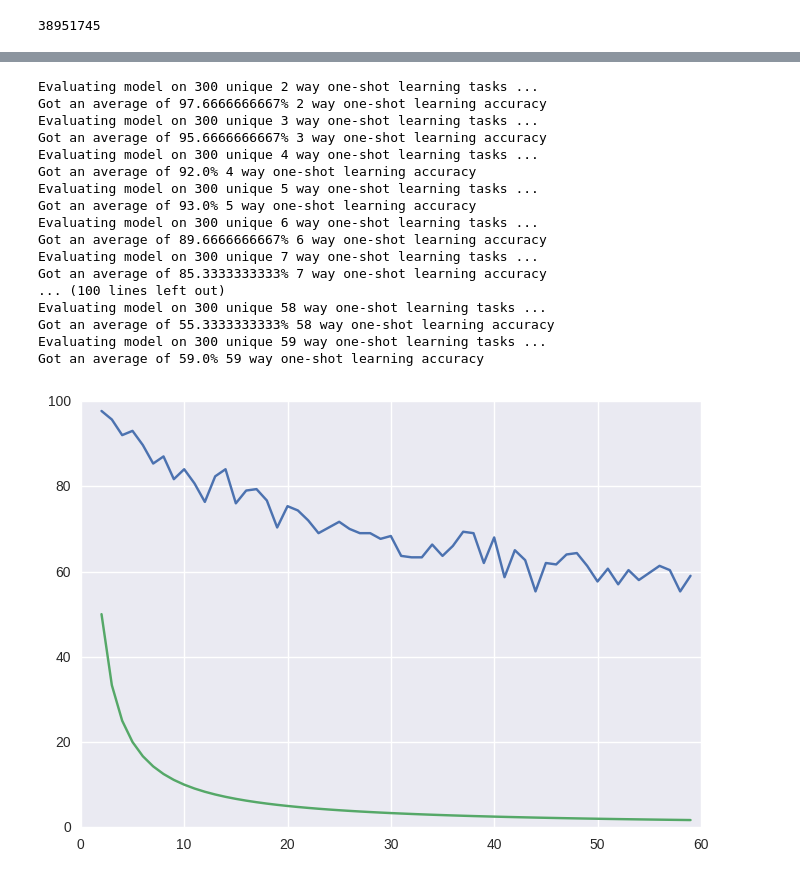
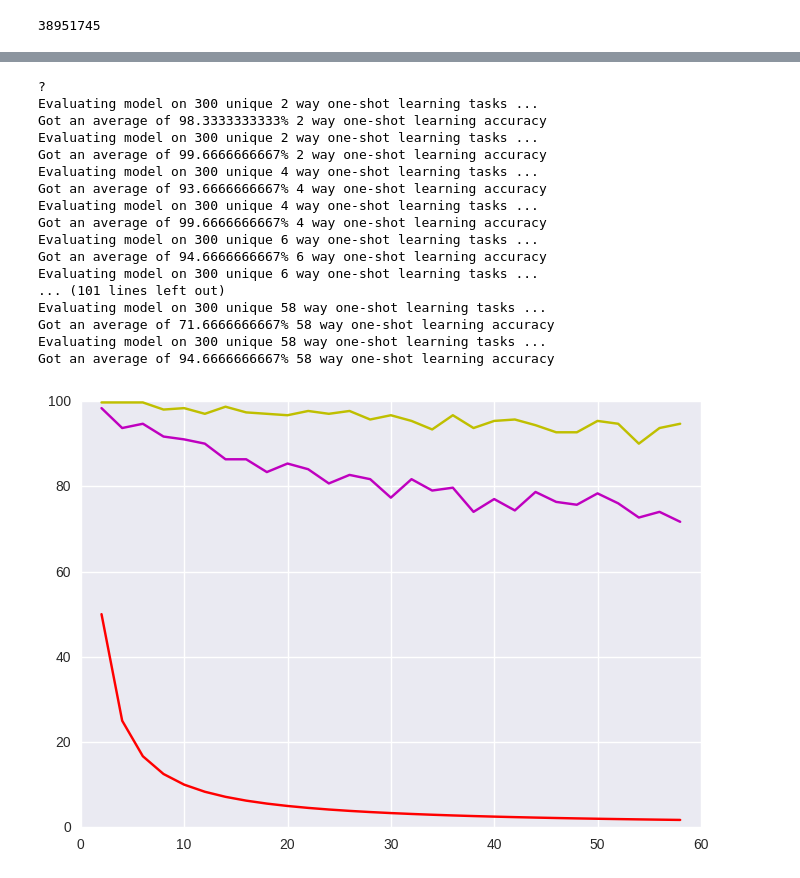
Before and after one commit to sorenbouma/keras-oneshot, a Jupyter notebook: SiameseNet.ipynb, the cells around one changed output, grey strips where cells are left out. Cells and saved outputs as stored; diff of their text form; code cells hidden in the pictures.

```diff
--- a/SiameseNet.ipynb
+++ b/SiameseNet.ipynb
@@ -7,8 +7,10 @@ from keras.optimizers import SGD,Adam
 from keras.losses import binary_crossentropy
 import numpy.random as rng
 import numpy as np
+import os
 import dill as pickle
 import matplotlib.pyplot as plt
+from sklearn.utils import shuffle
 
 def W_init(shape,name=None):
     """Initialize weights as in paper"""
@@ -44,7 +46,9 @@ L1_distance = lambda x: K.abs(x[0]-x[1])
 both = merge([encoded_l,encoded_r], mode = L1_distance, output_shape=lambda x: x[0])
 prediction = Dense(1,activation='sigmoid',bias_initializer=b_init)(both)
 siamese_net = Model(input=[left_input,right_input],output=prediction)
-optimizer = SGD(0.00004,momentum=0.65,nesterov=True,decay=0.0003)
+#optimizer = SGD(0.0004,momentum=0.6,nesterov=True,decay=0.0003)
+
+optimizer = Adam(0.00006)
 #//TODO: get layerwise learning rates and momentum annealing scheme described in paperworking
 siamese_net.compile(loss="binary_crossentropy",optimizer=optimizer)
 
@@ -54,9 +58,10 @@ Using TensorFlow backend.
 38951745
 # %%
 with open( "/home/soren/keras-oneshot/train.pickle","r") as f:
-    (X,y,c) = pickle.load(f)
+    (X,c) = pickle.load(f)
 
 with open( "/home/soren/keras-oneshot/val.pickle","r") as f:
-    (Xval,yval,cval) = pickle.load(f)
+    (Xval,cval) = pickle.load(f)
 #a=siamese_net.predict([X[1,1,:,:].reshape(1,105,105,1),X[7,1,:,:].reshape(1,105,105,1) ])
 #b=siamese_net.predict([X[7,1,:,:].reshape(1,105,105,1),X[1,1,:,:].reshape(1,105,105,1) ])
+print(cval)
@@ -123,8 +142,7 @@ class Siamese_Loader:
 # %%
-loader = Siamese_Loader(X,Xval)
 
 def concat_images(X):
-    """Concatenates a bnch of images into a big matrix for plotting purposes."""
+    """Concatenates a bunch of images into a big matrix for plotting purposes."""
     nc,h,w,_ = X.shape
     X = X.reshape(nc,h,w)
     n = np.ceil(np.sqrt(nc)).astype("int8")
@@ -154,4 +172,5 @@ def plot_oneshot_task(pairs):
 #example of a one-shot learning task
 pairs, targets = loader.make_oneshot_task(25)
 plot_oneshot_task(pairs)
+print(targets.reshape(5,5))
 # %% [output]
@@ -159,12 +183,13 @@ plot_oneshot_task(pairs)
 # %%
-evaluate_every = 7000
-loss_every=300
+#Training loop
+evaluate_every = 500
+loss_every=50
 batch_size = 32
 N_way = 20
-n_val = 550
-siamese_net.load_weights("/home/soren/keras-oneshot/weights")
-best = 76.0
-for i in range(900000):
+n_val = 250
+#siamese_net.load_weights("/home/soren/keras-oneshot/weights")
+best = 89.9
+for i in range(1,0):
     (inputs,targets)=loader.get_batch(batch_size)
     loss=siamese_net.train_on_batch(inputs,targets)
     if i % evaluate_every == 0:
@@ -182,30 +204,33 @@ KeyboardInterrupt:
 # %%
 siamese_net.load_weights("/home/soren/keras-oneshot/weights")
-ways = np.arange(2,60,1)
-accuracies = []
+ways = np.arange(1,60,2)
+val_accs, train_accs = [],[]
+print("?")
 for N in ways:
-    val_acc = loader.test_oneshot(siamese_net,N,300,verbose=True)
-    accuracies.append(val_acc)
+    val_accs.append(loader.test_oneshot(siamese_net,N,300,"val",verbose=True))
+    train_accs.append(loader.test_oneshot(siamese_net,N,300,"train",verbose=True))
+
 import seaborn as sns
-plt.plot(ways,accuracies)
-plt.plot(ways,100.0/ways)
+plt.plot(ways,val_accs,"m")
+plt.plot(ways,train_accs,"y")
+plt.plot(ways,100.0/ways,"r")
 plt.show()
 # %% [output]
+?
 Evaluating model on 300 unique 2 way one-shot learning tasks ...
-Got an average of 97.6666666667% 2 way one-shot learning accuracy
-Evaluating model on 300 unique 3 way one-shot learning tasks ...
-Got an average of 95.6666666667% 3 way one-shot learning accuracy
+Got an average of 98.3333333333% 2 way one-shot learning accuracy
+Evaluating model on 300 unique 2 way one-shot learning tasks ...
+Got an average of 99.6666666667% 2 way one-shot learning accuracy
 Evaluating model on 300 unique 4 way one-shot learning tasks ...
-Got an average of 92.0% 4 way one-shot learning accuracy
-Evaluating model on 300 unique 5 way one-shot learning tasks ...
-Got an average of 93.0% 5 way one-shot learning accuracy
+Got an average of 93.6666666667% 4 way one-shot learning accuracy
+Evaluating model on 300 unique 4 way one-shot learning tasks ...
+Got an average of 99.6666666667% 4 way one-shot learning accuracy
 Evaluating model on 300 unique 6 way one-shot learning tasks ...
-Got an average of 89.6666666667% 6 way one-shot learning accuracy
-Evaluating model on 300 unique 7 way one-shot learning tasks ...
-Got an average of 85.3333333333% 7 way one-shot learning accuracy
-... (100 lines left out)
+Got an average of 94.6666666667% 6 way one-shot learning accuracy
+Evaluating model on 300 unique 6 way one-shot learning tasks ...
+... (101 lines left out)
 Evaluating model on 300 unique 58 way one-shot learning tasks ...
-Got an average of 55.3333333333% 58 way one-shot learning accuracy
-Evaluating model on 300 unique 59 way one-shot learning tasks ...
-Got an average of 59.0% 59 way one-shot learning accuracy
+Got an average of 71.6666666667% 58 way one-shot learning accuracy
+Evaluating model on 300 unique 58 way one-shot learning tasks ...
+Got an average of 94.6666666667% 58 way one-shot learning accuracy
-[figure, old version]
+[figure, new version]
```
Also changed, not shown: parts of 6 cells of this notebook, 1 other file.
